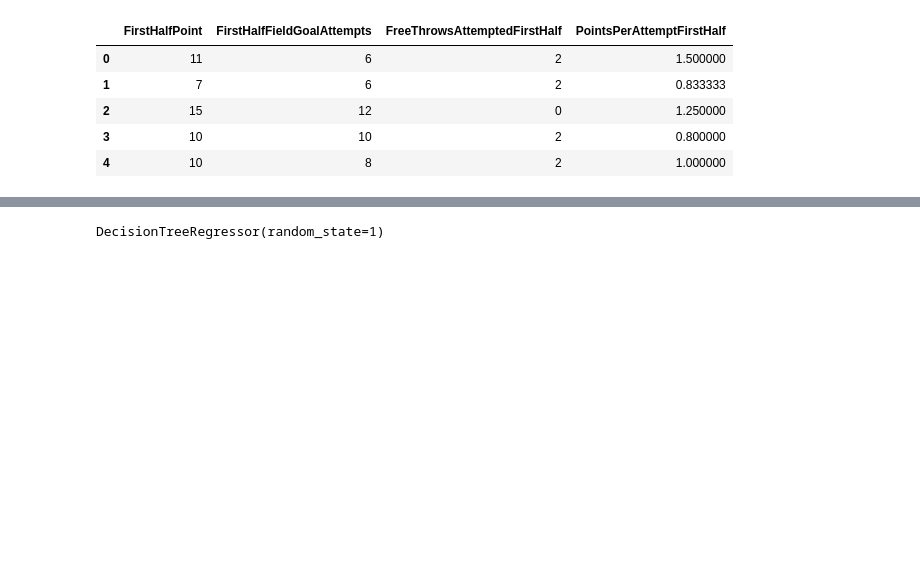
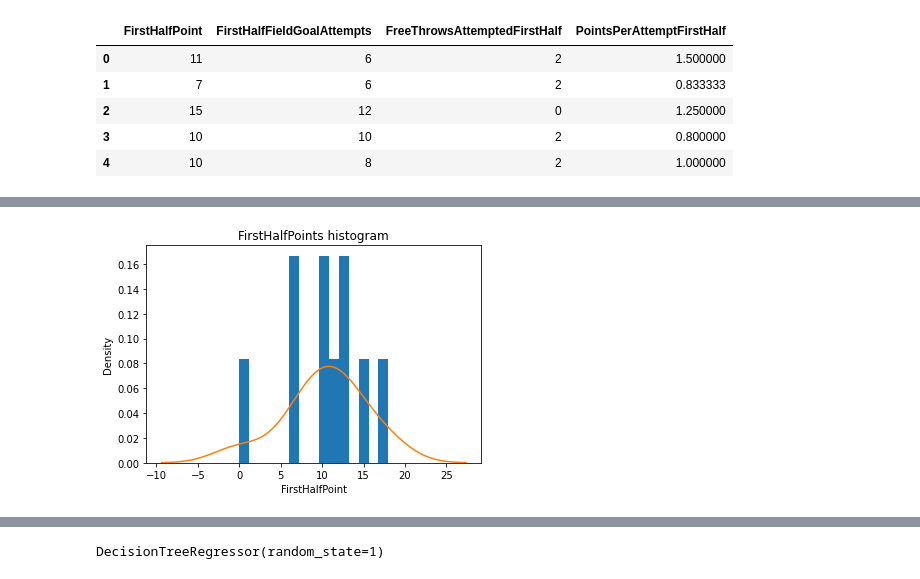
Before and after one commit to jreckin/FunAnalyticalStuff, a Jupyter notebook: ccm_analytics_pandas.ipynb, the cells around one changed output, grey strips where cells are left out. Saved outputs shown, nothing was run; the diff lists cells and outputs as text; code cells hidden in the pictures; blank space fills up the shorter version.

```diff
--- a/ccm_analytics_pandas.ipynb
+++ b/ccm_analytics_pandas.ipynb
@@ -216,0 +231,7 @@ for i in X.columns:
+# %%
+# Plot the KDE for 'FirstHalfPoints' over the probability-density histogram.
+plt.hist(X['FirstHalfPoint'], density=True, bins=15)
+plt.title('FirstHalfPoints histogram')
+sns.kdeplot(X['FirstHalfPoint']);
+# %% [output]
+[figure, added]
```
Also changed, not shown: parts of 27 cells of this notebook, 1 other file.
